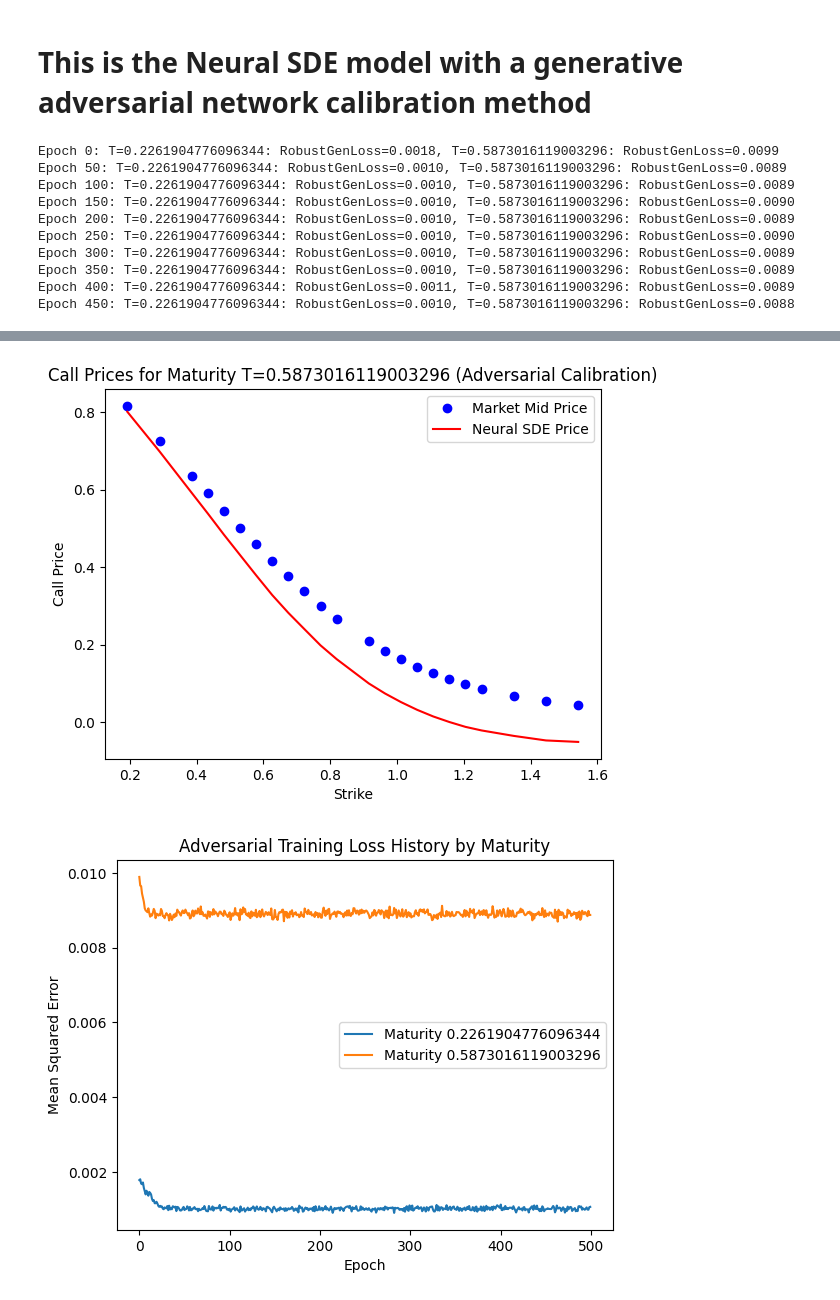
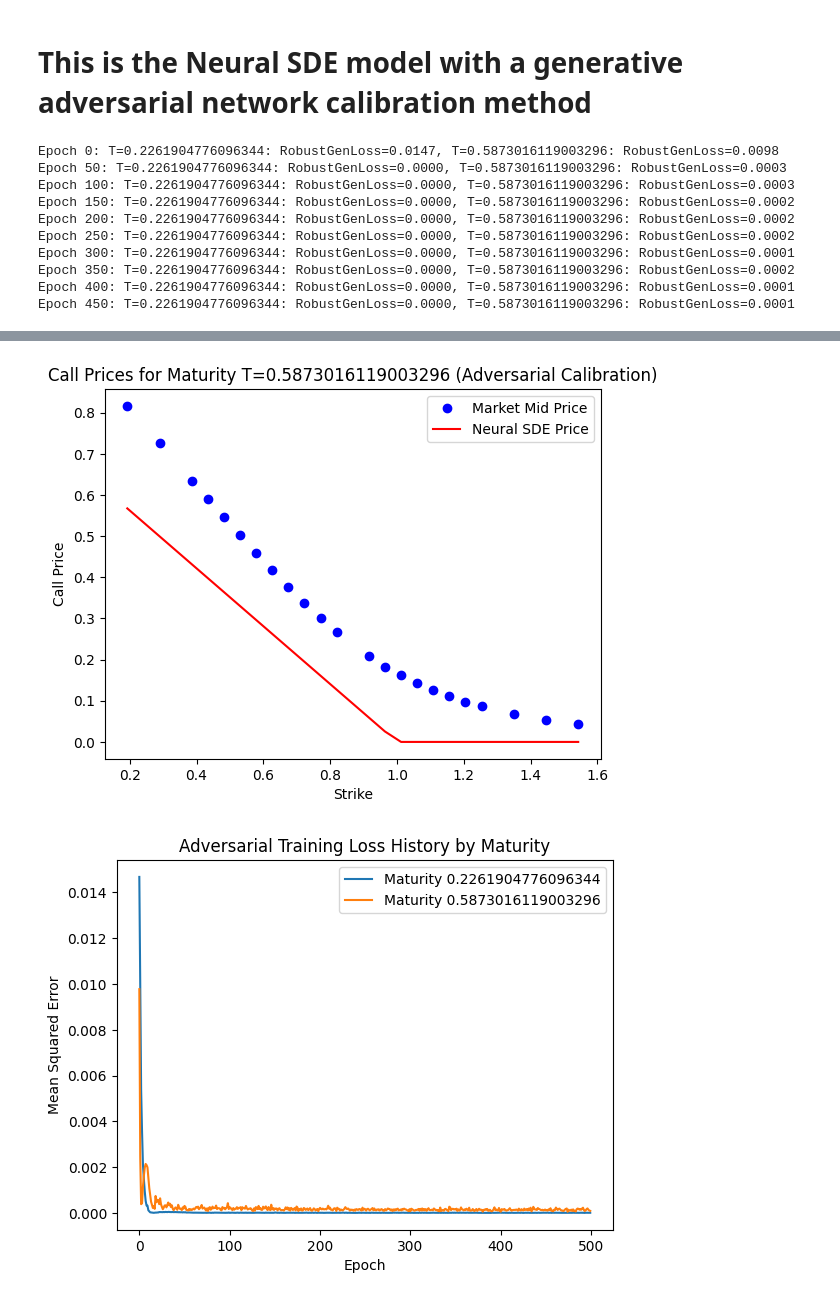
Before and after one commit to yungarjun/deribit-deep-learning, a Jupyter notebook: lsv_nsde_calibration/gan_calibration_timeseries.ipynb, the cells around one changed output, grey strips where cells are left out. Drawn from its saved outputs; the diff is of its cells as text; code cells hidden in the pictures.

```diff
--- a/lsv_nsde_calibration/gan_calibration_timeseries.ipynb
+++ b/lsv_nsde_calibration/gan_calibration_timeseries.ipynb
@@ -11,9 +11,9 @@ import pandas as pd
 # Loading in data and prepping for analysis
 # %%
 # Read in parquet file
-# table = pq.read_table("/Users/167011/Documents/MQF/Thesis/Deribit_Data/deribit_options_2025-01-30_100k_rows.parquet")
+table = pq.read_table("/Users/167011/Documents/MQF/Thesis/Deribit_Data/deribit_options_2025-01-30_100k_rows.parquet")
 
-table = pq.read_table("/Users/arjunshah/Documents/UTS/Thesis/neural-sdes/data/deribit_options_2025-01-30_100k_rows.parquet")
+# table = pq.read_table("/Users/arjunshah/Documents/UTS/Thesis/neural-sdes/data/deribit_options_2025-01-30_100k_rows.parquet")
 # Convert to Panadas DataFrame
 df = table.to_pandas()
 
@@ -108,17 +108,12 @@ See the caveats in the documentation: https://pandas.pydata.org/pandas-docs/stab
 # %%
 
 # Global model parameters
-r = 0.01             # risk-free rate
+r = 0.00             # risk-free rate
 nu = 0.5             # vol of vol
 rho = -0.3           # correlation between dW and dB
-alpha0 = 0.3         # initial stochastic vol level
+alpha0 = 0.6         # initial stochastic vol level
 # Underlying price (always 1.0 for normalized data)
 S0 = options_df['underlying'].iloc[0]  # initial asset price
-
-
-unique_maturities = options_df['maturity'].unique()
-leverage_models = {T: build_leverage_model() for T in unique_maturities}
-optimizer_dict = {T: optimizers.Adam(learning_rate=0.01) for T in unique_maturities}
 
 
 def build_leverage_model():
@@ -127,15 +122,20 @@ def build_leverage_model():
     model.add(layers.Dense(16, activation='relu'))
     model.add(layers.Dense(16, activation='relu'))
     model.add(layers.Dense(1, activation='tanh'))
-    model.add(layers.Lambda(lambda x: 1.0 + 0.2 * x))
+    model.add(layers.Lambda(lambda x: 2.0 + 2.0 * x))
     return model
 
+unique_maturities = options_df['maturity'].unique()
+leverage_models = {T: build_leverage_model() for T in unique_maturities}
+optimizer_dict = {T: optimizers.Adam(learning_rate=0.01) for T in unique_maturities}
 
 def bs_delta(S, K, T, r, sigma):
     d1 = (tf.math.log(S/K) + (r + 0.5 * sigma**2) * T) / (sigma * tf.math.sqrt(T))
     norm_cdf = 0.5 * (1.0 + tf.math.erf(d1 / tf.sqrt(2.0)))
-    return tf.exp(-r*T) * norm_cdf
+    return 0
+    # return tf.exp(-r*T) * norm_cdf
 
+# @tf.function
 def simulate_S_paths(T, num_steps, num_paths, S0, sigma, leverage_model):
     dt = T / num_steps
     S = tf.fill([num_paths], S0)
@@ -150,6 +150,7 @@ def simulate_S_paths(T, num_steps, num_paths, S0, sigma, leverage_model):
         S = S + S * sigma * L_val * dW
     return S
 
+# @tf.function
 def monte_carlo_call_price(T, K, S0, r, sigma, leverage_model, num_steps=100, num_paths=5000):
     S_T = simulate_S_paths(T, num_steps, num_paths, S0, sigma, leverage_model)
     call_payoff = tf.nn.relu(S_T - K)
@@ -160,7 +161,7 @@ def monte_carlo_call_price(T, K, S0, r, sigma, leverage_model, num_steps=100, nu
     price = tf.exp(-r * T) * tf.reduce_mean(adjusted_payoff)
     return price
 
-def robust_loss(model_price, market_price, perturbation=0.01, num_candidates=4):
+def robust_loss(model_price, market_price, perturbation=0.001, num_candidates=4):
     candidates = [
         market_price * (1 + delta)
         for delta in np.linspace(-perturbation, perturbation, num_candidates)
@@ -182,7 +183,7 @@ for epoch in range(num_epochs):
             market_price = float(row['mid_market'])
             model_net = leverage_models[T]
             model_price = monte_carlo_call_price(
-                T, K, S0, r, sigma, model_net,
+                T, K, S0, r, alpha0, model_net,
                 num_steps=100, num_paths=1000
             )
             option_loss = robust_loss(model_price, market_price)
@@ -213,7 +214,7 @@ for idx, row in options_df.iterrows():
     K = float(row['strike'])
     model_net = leverage_models[T]
     price = monte_carlo_call_price(
-        T, K, S0, r, sigma, model_net,
+        T, K, S0, r, alpha0, model_net,
         num_steps=100, num_paths=5000
     )
     model_prices.append(price.numpy())
@@ -243,13 +244,13 @@ plt.legend()
 
 plt.show()
 # %% [output]
-Epoch 0: T=0.2261904776096344: RobustGenLoss=0.0018, T=0.5873016119003296: RobustGenLoss=0.0099
-Epoch 50: T=0.2261904776096344: RobustGenLoss=0.0010, T=0.5873016119003296: RobustGenLoss=0.0089
-Epoch 100: T=0.2261904776096344: RobustGenLoss=0.0010, T=0.5873016119003296: RobustGenLoss=0.0089
-Epoch 150: T=0.2261904776096344: RobustGenLoss=0.0010, T=0.5873016119003296: RobustGenLoss=0.0090
-Epoch 200: T=0.2261904776096344: RobustGenLoss=0.0010, T=0.5873016119003296: RobustGenLoss=0.0089
-Epoch 250: T=0.2261904776096344: RobustGenLoss=0.0010, T=0.5873016119003296: RobustGenLoss=0.0090
-Epoch 300: T=0.2261904776096344: RobustGenLoss=0.0010, T=0.5873016119003296: RobustGenLoss=0.0089
-Epoch 350: T=0.2261904776096344: RobustGenLoss=0.0010, T=0.5873016119003296: RobustGenLoss=0.0089
-Epoch 400: T=0.2261904776096344: RobustGenLoss=0.0011, T=0.5873016119003296: RobustGenLoss=0.0089
-Epoch 450: T=0.2261904776096344: RobustGenLoss=0.0010, T=0.5873016119003296: RobustGenLoss=0.0088
+Epoch 0: T=0.2261904776096344: RobustGenLoss=0.0147, T=0.5873016119003296: RobustGenLoss=0.0098
+Epoch 50: T=0.2261904776096344: RobustGenLoss=0.0000, T=0.5873016119003296: RobustGenLoss=0.0003
+Epoch 100: T=0.2261904776096344: RobustGenLoss=0.0000, T=0.5873016119003296: RobustGenLoss=0.0003
+Epoch 150: T=0.2261904776096344: RobustGenLoss=0.0000, T=0.5873016119003296: RobustGenLoss=0.0002
+Epoch 200: T=0.2261904776096344: RobustGenLoss=0.0000, T=0.5873016119003296: RobustGenLoss=0.0002
+Epoch 250: T=0.2261904776096344: RobustGenLoss=0.0000, T=0.5873016119003296: RobustGenLoss=0.0002
+Epoch 300: T=0.2261904776096344: RobustGenLoss=0.0000, T=0.5873016119003296: RobustGenLoss=0.0001
+Epoch 350: T=0.2261904776096344: RobustGenLoss=0.0000, T=0.5873016119003296: RobustGenLoss=0.0002
+Epoch 400: T=0.2261904776096344: RobustGenLoss=0.0000, T=0.5873016119003296: RobustGenLoss=0.0001
+Epoch 450: T=0.2261904776096344: RobustGenLoss=0.0000, T=0.5873016119003296: RobustGenLoss=0.0001
@@ -257,2 +258,2 @@ Epoch 450: T=0.2261904776096344: RobustGenLoss=0.0010, T=0.5873016119003296: Rob
-[figure, old version]
+[figure, new version]
-[figure, old version]
+[figure, new version]
```
Also changed, not shown: parts of 2 cells of this notebook.
